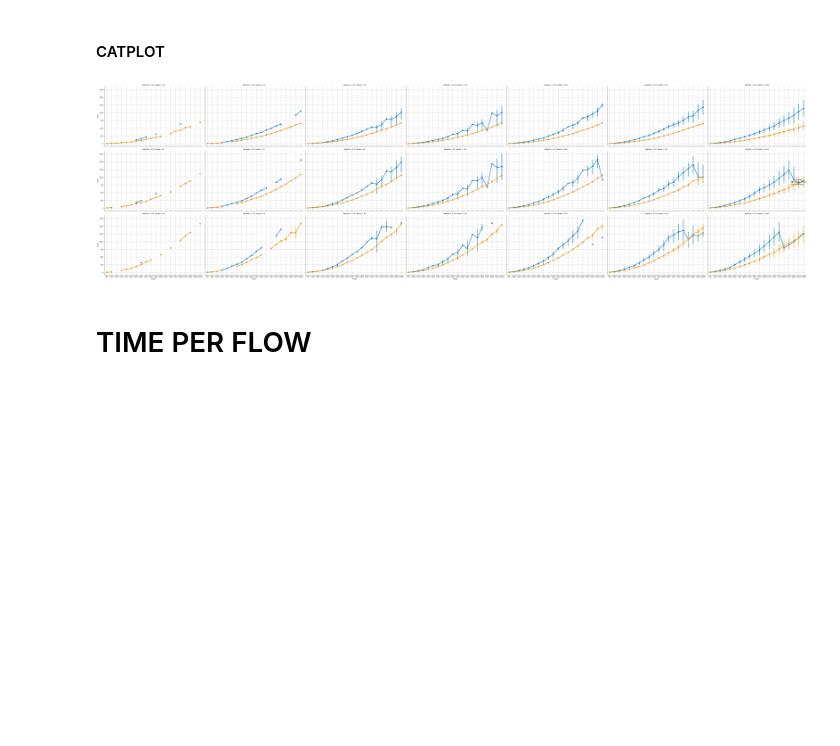
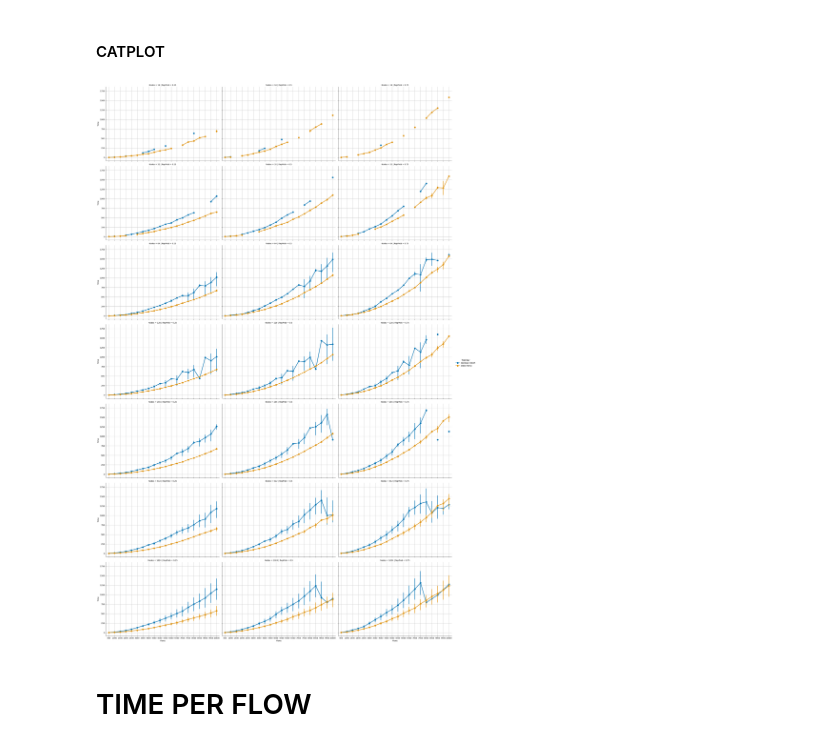
Before and after one commit to marianialessandro/dgLBF, a Jupyter notebook: sim/analyse.ipynb, the cells around one changed output. Cells and saved outputs as stored; diff of their text form; code cells hidden in the pictures; blank space fills up the shorter version.

```diff
--- a/sim/analyse.ipynb
+++ b/sim/analyse.ipynb
@@ -102,36 +102,37 @@ by_topology(df_success, execution_times)
 # %%
 # execution_times catplot, directly in the code cell not with a function
 execution_times_catplot = sns.catplot(
     data=df_success,
     x="Flows",
     y="Time",
     hue="Topology",
-    row="RepProb",
-    col="Nodes",
+    col="RepProb",
+    row="Nodes",
     kind="point",
     palette="colorblind",
     legend_out=True,
     height=6,
     aspect=1.5,
     hue_order=sorted(TOPOLOGIES),
+    sharex=True,
+    sharey=True
 )
 
 for ax in execution_times_catplot.axes.flat:
     ax.grid(True)
     # ticks = list(sorted(df_success["Flows"].unique()))
     # show_ticks = [i for i in ticks if i % 500 == 0]
 
     # ax.set_xticks(list(range(len(ticks))))
     # ax.set_xticklabels([str(t) if t in show_ticks else "" for t in ticks])
 # Set plot title and labels
 plt.xlabel('Flows')
 plt.ylabel('Time')
 plt.grid(True)
-plt.tight_layout()
 plt.savefig(CATPLOTS_DIR / "execution-time.pdf", format='pdf', dpi=600)
 plt.show()
 # %% [output]
-[figure, old version]
+[figure, new version]
 # %% [markdown]
 # TIME PER FLOW
 # %% [markdown]
```
Also changed, not shown: parts of 6 cells of this notebook, 17 other files.
